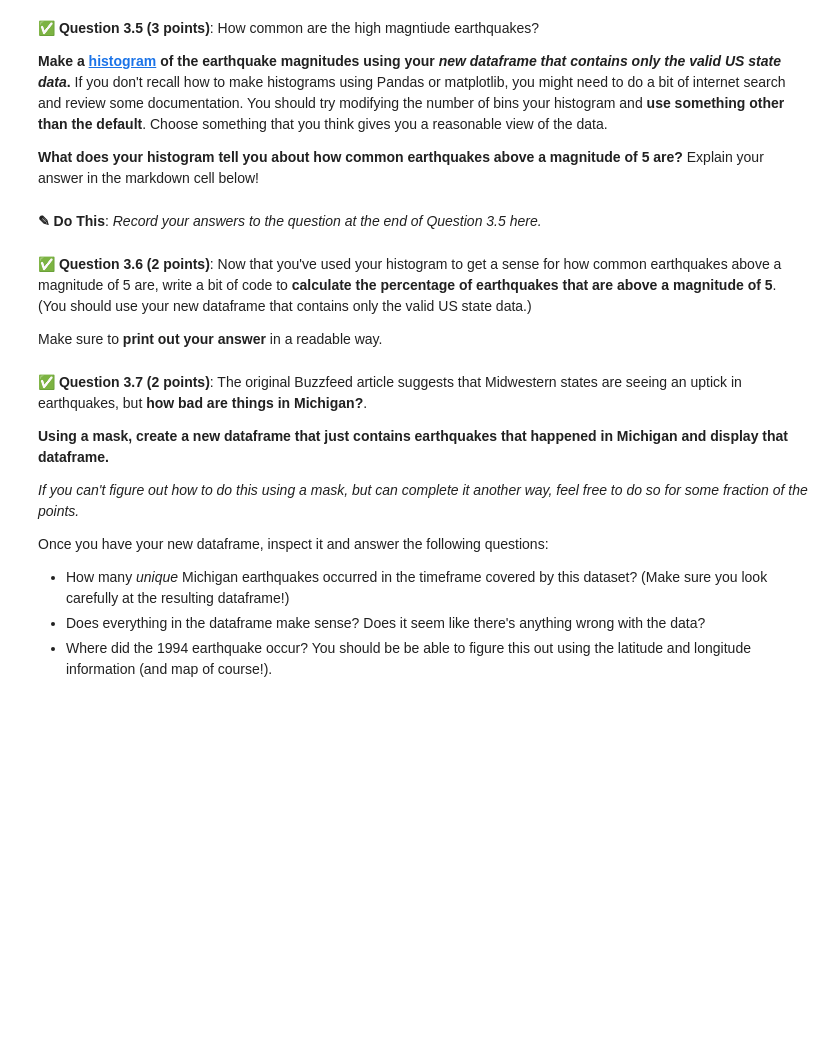
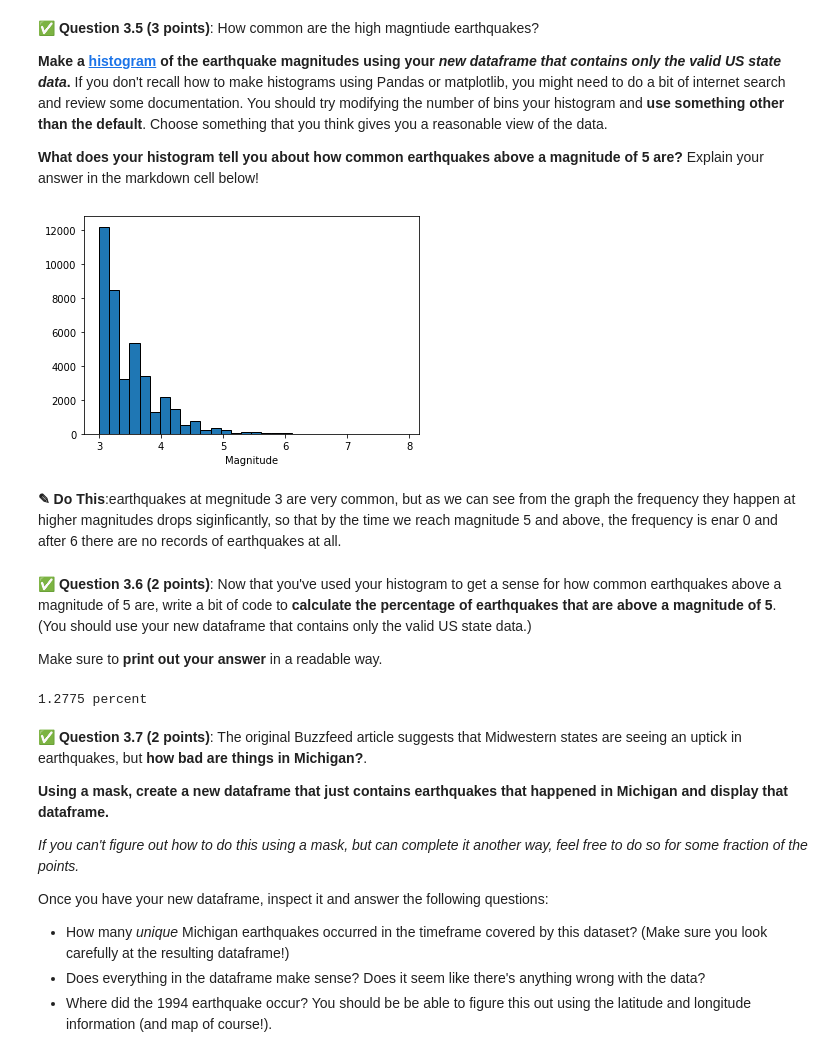
Before and after one commit to johnsonbj199/CMSE202-f23-turnin, a Jupyter notebook: HW-01_GitPracticeDebuggingPythonPackagesAndClasses-BrandonJohnson.ipynb, the cells around one changed output. Drawn from its saved outputs; the diff is of its cells as text; code cells hidden in the pictures; blank space fills up the shorter version.

Commit message:
Committing part 3, still a lot of missed questions go to helproom

```diff
--- a/HW-01_GitPracticeDebuggingPythonPackagesAndClasses-BrandonJohnson.ipynb
+++ b/HW-01_GitPracticeDebuggingPythonPackagesAndClasses-BrandonJohnson.ipynb
@@ -407,3 +436,6 @@ Does the resulting plot meet your expectations? Is there anything that surprises
 **Use this function to create a new dataframe that only contains the rows with a valid entry in the `state` column.**
 # %%
 ### Put your code here
+
+df2 = df.dropna(subset=['state'])
+df2
@@ -418,5 +462,12 @@ Does the resulting plot meet your expectations? Is there anything that surprises
-# %% [markdown]
-**<font size=+3>&#9998;</font> Do This**: *Record your answers to the question at the end of Question 3.5 here.*
+# %%
+### Put your code here
+plt.hist(df2['mag'], bins = 30, edgecolor='black')
+plt.xlabel ("Magnitude")
+plt.show()
+# %% [output]
+[figure, added]
+# %% [markdown]
+**<font size=+3>&#9998;</font> Do This**:earthquakes at megnitude 3 are very common, but as we can see from the graph the frequency they happen at higher magnitudes drops siginficantly, so that by the time we reach magnitude 5 and above, the frequency is enar 0 and after 6 there are no records of earthquakes at all.
 # %% [markdown]
 &#9989; **Question 3.6 (2 points)**: Now that you've used your histogram to get a sense for how common earthquakes above a magnitude of 5 are, write a bit of code to **calculate the percentage of earthquakes that are above a magnitude of 5**. (You should use your new dataframe that contains only the valid US state data.)
 
@@ -426,3 +475,10 @@ Make sure to **print out your answer** in a readable way.
+# %%
+### Put your code here
+number_over_5 = len(df2[df2['mag'] > 5])
+percent = (number_over_5/len(df2))*100
+print(percent, "percent")
+# %% [output]
+1.2775 percent
 # %% [markdown]
 &#9989; **Question 3.7 (2 points)**: The original Buzzfeed article suggests that Midwestern states are seeing an uptick in earthquakes, but **how bad are things in Michigan?**.
 
```
Also changed, not shown: parts of 10 cells of this notebook.
